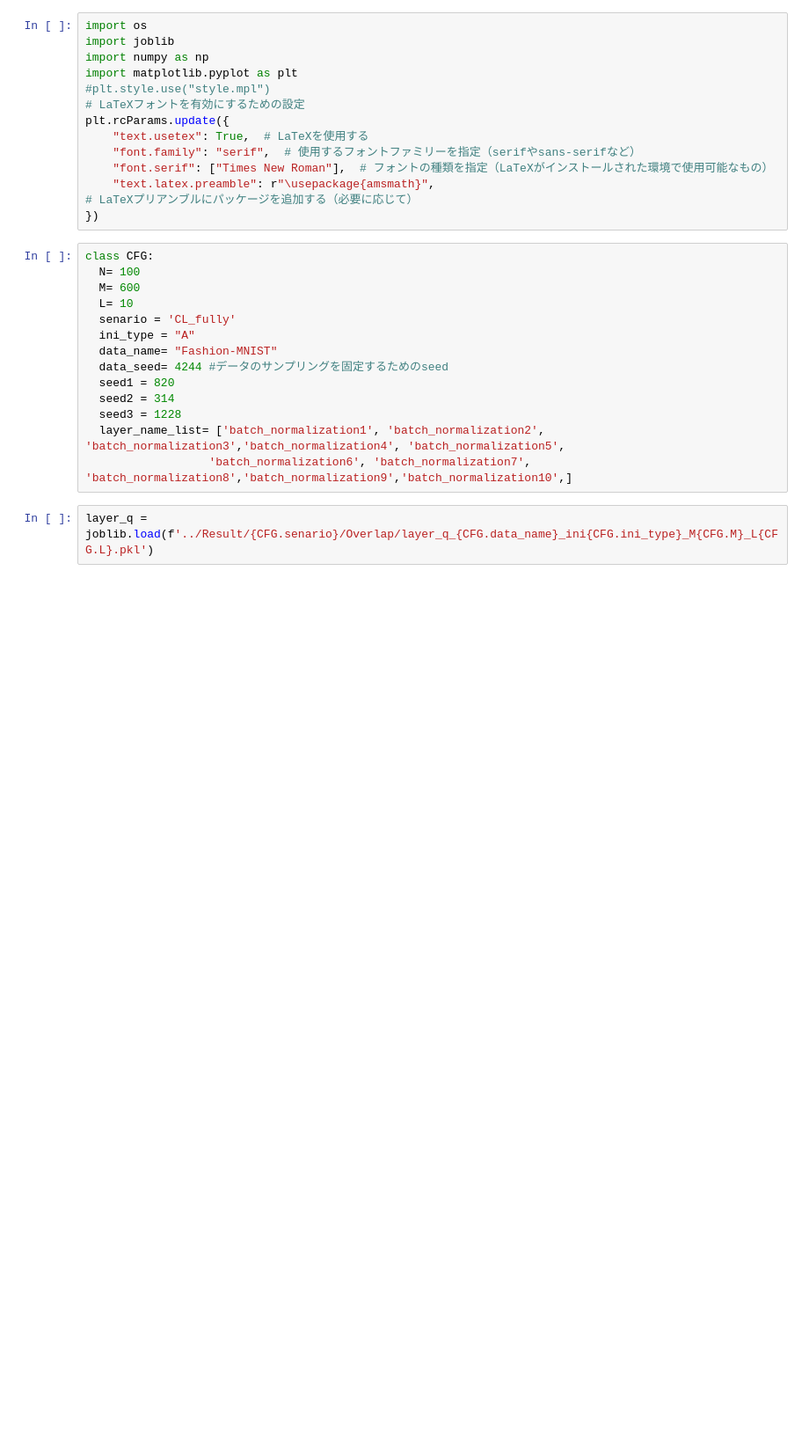
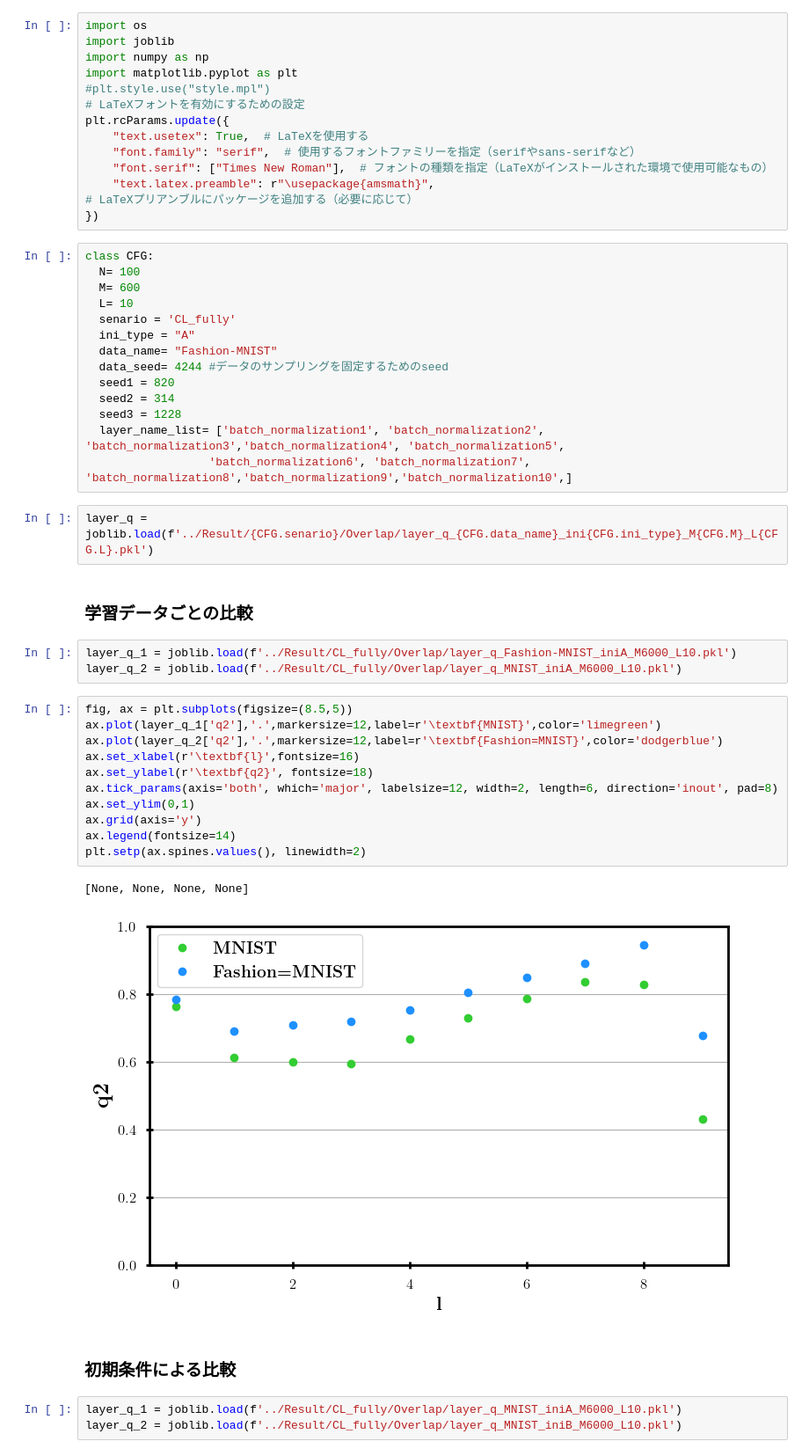
Before and after one commit to yusukeorito/My_reseach, a Jupyter notebook: Plot/Layer_overlap.ipynb, the cells around one changed output. Shown at 88% size. Cells and saved outputs as stored; diff of their text form; blank space fills up the shorter version.

Commit message:
edit plot

```diff
--- a/Plot/Layer_overlap.ipynb
+++ b/Plot/Layer_overlap.ipynb
@@ -29,3 +29,27 @@ class CFG:
                   'batch_normalization6', 'batch_normalization7', 'batch_normalization8','batch_normalization9','batch_normalization10',]
 # %%
 layer_q = joblib.load(f'../Result/{CFG.senario}/Overlap/layer_q_{CFG.data_name}_ini{CFG.ini_type}_M{CFG.M}_L{CFG.L}.pkl')
+# %% [markdown]
+### 学習データごとの比較
+# %%
+layer_q_1 = joblib.load(f'../Result/CL_fully/Overlap/layer_q_Fashion-MNIST_iniA_M6000_L10.pkl')
+layer_q_2 = joblib.load(f'../Result/CL_fully/Overlap/layer_q_MNIST_iniA_M6000_L10.pkl')
+# %%
+fig, ax = plt.subplots(figsize=(8.5,5))
+ax.plot(layer_q_1['q2'],'.',markersize=12,label=r'\textbf{MNIST}',color='limegreen')
+ax.plot(layer_q_2['q2'],'.',markersize=12,label=r'\textbf{Fashion=MNIST}',color='dodgerblue')
+ax.set_xlabel(r'\textbf{l}',fontsize=16)
+ax.set_ylabel(r'\textbf{q2}', fontsize=18)
+ax.tick_params(axis='both', which='major', labelsize=12, width=2, length=6, direction='inout', pad=8)
+ax.set_ylim(0,1)
+ax.grid(axis='y')
+ax.legend(fontsize=14)
+plt.setp(ax.spines.values(), linewidth=2)
+# %% [output]
+[None, None, None, None]
+[figure, added]
+# %% [markdown]
+### 初期条件による比較
+# %%
+layer_q_1 = joblib.load(f'../Result/CL_fully/Overlap/layer_q_MNIST_iniA_M6000_L10.pkl')
+layer_q_2 = joblib.load(f'../Result/CL_fully/Overlap/layer_q_MNIST_iniB_M6000_L10.pkl')
```
Also changed, not shown: parts of 11 cells of this notebook, 10 other files.
